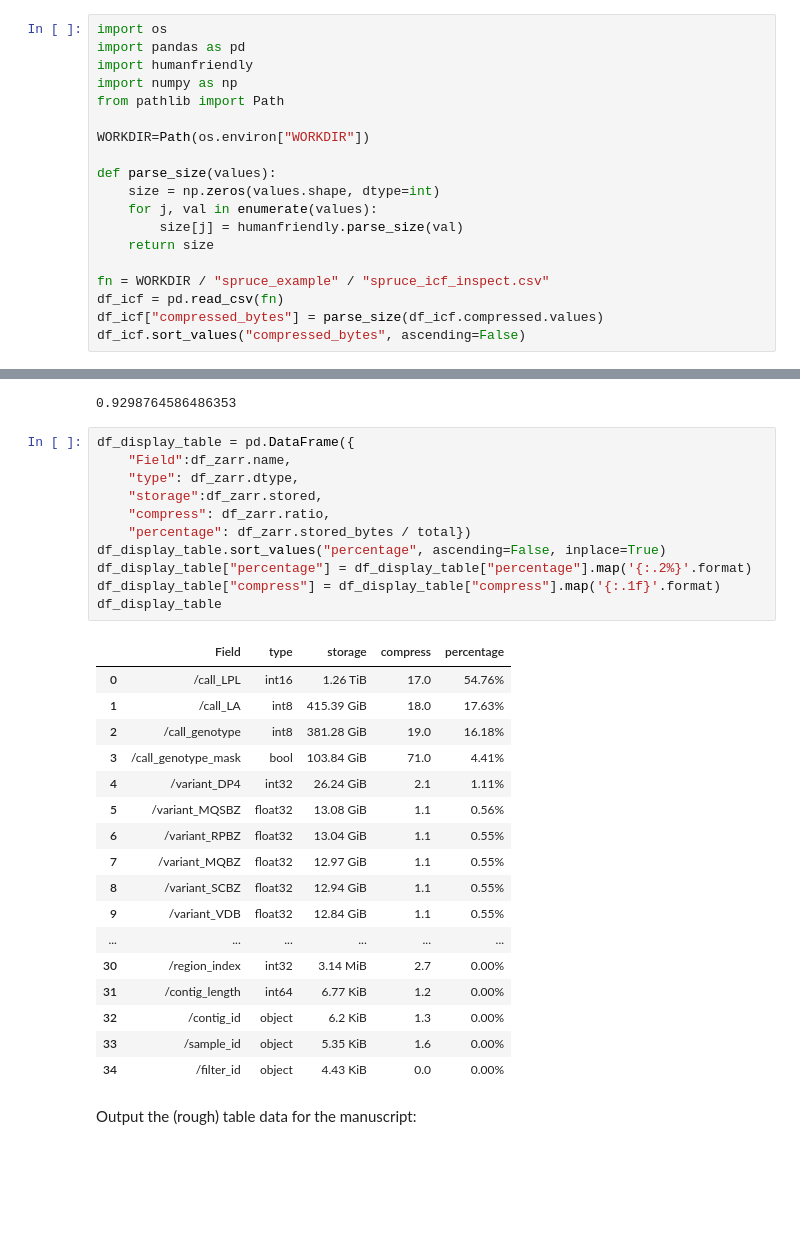
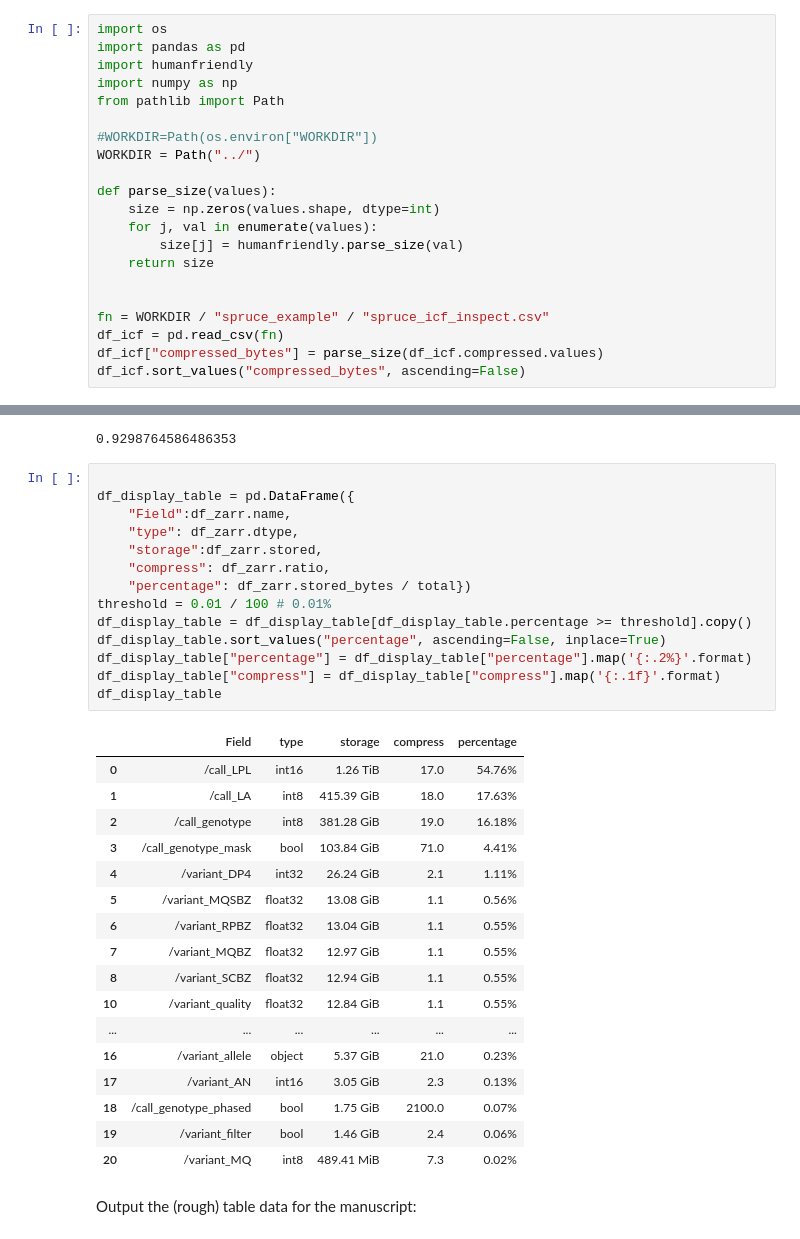
Before and after one commit to sgkit-dev/vcf-zarr-publication, a Jupyter notebook: spruce_example/storage.ipynb, the cells around one changed output, grey strips where cells are left out. Cells and saved outputs as stored; diff of their text form; blank space fills up the shorter version.

```diff
--- a/spruce_example/storage.ipynb
+++ b/spruce_example/storage.ipynb
@@ -20,7 +20,8 @@ import humanfriendly
 import numpy as np
 from pathlib import Path
 
-WORKDIR=Path(os.environ["WORKDIR"])
+#WORKDIR=Path(os.environ["WORKDIR"])
+WORKDIR = Path("../")
 
 def parse_size(values):
     size = np.zeros(values.shape, dtype=int)
@@ -28,6 +29,7 @@ def parse_size(values):
         size[j] = humanfriendly.parse_size(val)
     return size
 
+
 fn = WORKDIR / "spruce_example" / "spruce_icf_inspect.csv"
 df_icf = pd.read_csv(fn)
 df_icf["compressed_bytes"] = parse_size(df_icf.compressed.values)
@@ -216,34 +218,37 @@ df_zarr.head(4).stored_bytes.sum() / total
 # %% [output]
 0.9298764586486353
 # %%
+
 df_display_table = pd.DataFrame({
     "Field":df_zarr.name,
     "type": df_zarr.dtype,
     "storage":df_zarr.stored,
     "compress": df_zarr.ratio,
     "percentage": df_zarr.stored_bytes / total})
+threshold = 0.01 / 100 # 0.01%
+df_display_table = df_display_table[df_display_table.percentage >= threshold].copy()
 df_display_table.sort_values("percentage", ascending=False, inplace=True)
 df_display_table["percentage"] = df_display_table["percentage"].map('{:.2%}'.format)
 df_display_table["compress"] = df_display_table["compress"].map('{:.1f}'.format)
 df_display_table
 # %% [output]
 |  | Field | type | storage | compress | percentage |
 | 0 | /call_LPL | int16 | 1.26 TiB | 17.0 | 54.76% |
 | 1 | /call_LA | int8 | 415.39 GiB | 18.0 | 17.63% |
 | 2 | /call_genotype | int8 | 381.28 GiB | 19.0 | 16.18% |
 | 3 | /call_genotype_mask | bool | 103.84 GiB | 71.0 | 4.41% |
 | 4 | /variant_DP4 | int32 | 26.24 GiB | 2.1 | 1.11% |
 | 5 | /variant_MQSBZ | float32 | 13.08 GiB | 1.1 | 0.56% |
 | 6 | /variant_RPBZ | float32 | 13.04 GiB | 1.1 | 0.55% |
 | 7 | /variant_MQBZ | float32 | 12.97 GiB | 1.1 | 0.55% |
 | 8 | /variant_SCBZ | float32 | 12.94 GiB | 1.1 | 0.55% |
-| 9 | /variant_VDB | float32 | 12.84 GiB | 1.1 | 0.55% |
+| 10 | /variant_quality | float32 | 12.84 GiB | 1.1 | 0.55% |
 | ... | ... | ... | ... | ... | ... |
-| 30 | /region_index | int32 | 3.14 MiB | 2.7 | 0.00% |
-| 31 | /contig_length | int64 | 6.77 KiB | 1.2 | 0.00% |
-| 32 | /contig_id | object | 6.2 KiB | 1.3 | 0.00% |
-| 33 | /sample_id | object | 5.35 KiB | 1.6 | 0.00% |
-| 34 | /filter_id | object | 4.43 KiB | 0.0 | 0.00% |
+| 16 | /variant_allele | object | 5.37 GiB | 21.0 | 0.23% |
+| 17 | /variant_AN | int16 | 3.05 GiB | 2.3 | 0.13% |
+| 18 | /call_genotype_phased | bool | 1.75 GiB | 2100.0 | 0.07% |
+| 19 | /variant_filter | bool | 1.46 GiB | 2.4 | 0.06% |
+| 20 | /variant_MQ | int8 | 489.41 MiB | 7.3 | 0.02% |
 # %% [markdown]
 Output the (rough) table data for the manuscript:
 # %%
```
Also changed, not shown: parts of 1 cell of this notebook, 4 other files.
